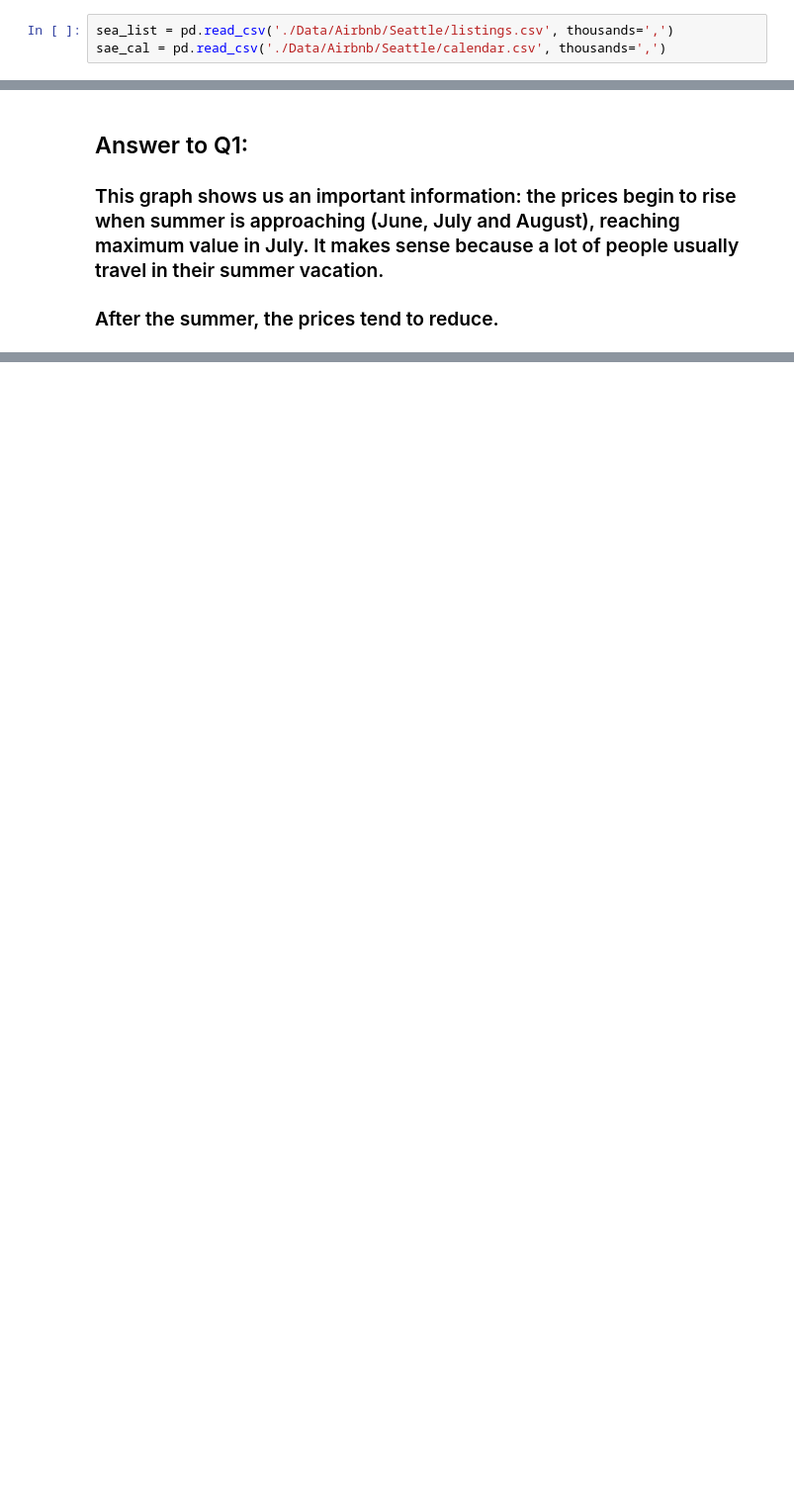
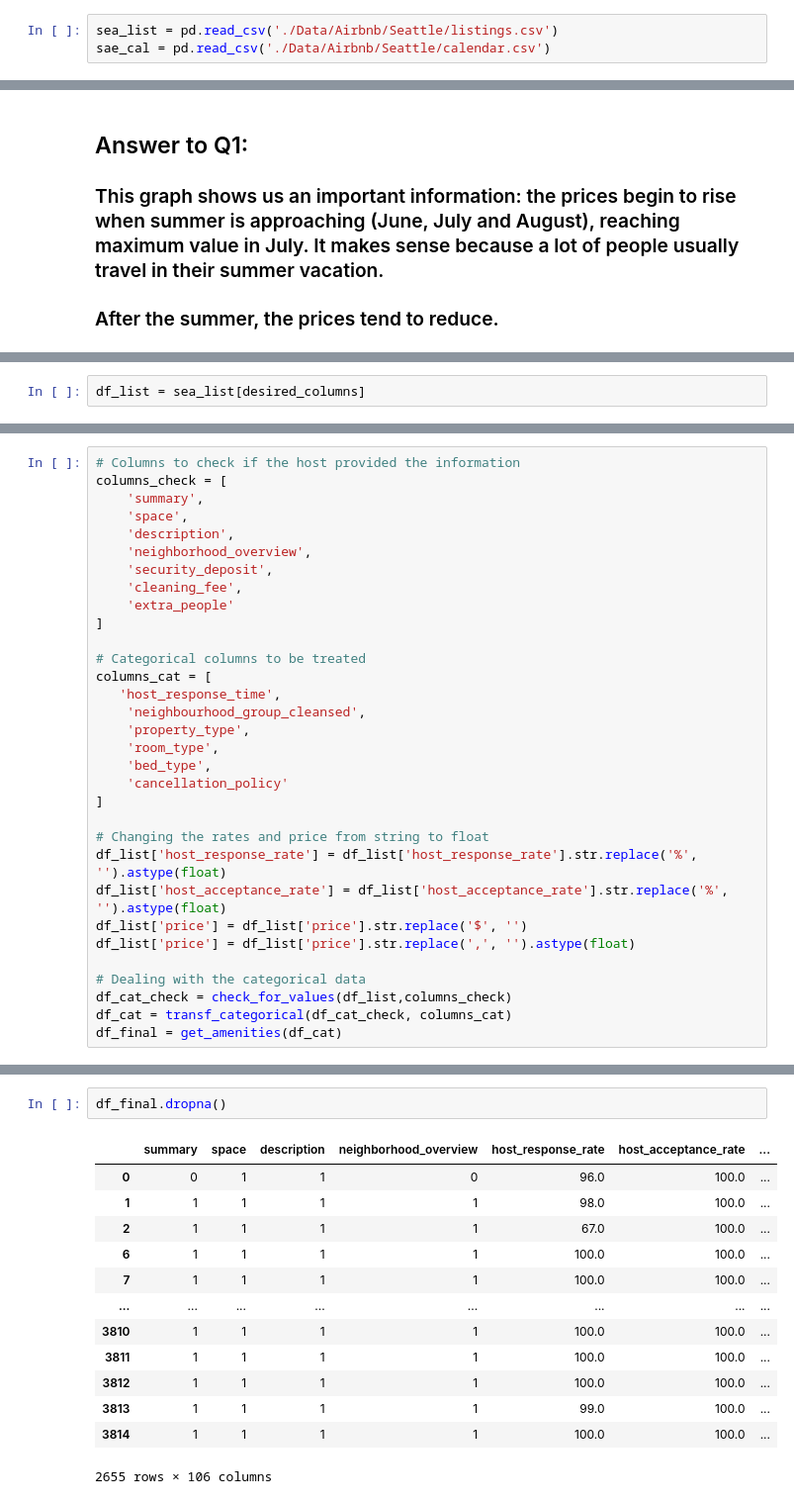
Before and after one commit to alerlemos/DataScienceNanoDegree_Udacity, a Jupyter notebook: Project 1 - Writing a Data Scientist Blog Post/Project 1 - Airbnb Analysis.ipynb, the cells around one changed output, grey strips where cells are left out. Shown at 99% size. Cells and saved outputs as stored; diff of their text form; blank space fills up the shorter version.

Commit message:
Finished with the preprocessing of the data. Next step is model development to answer to Q2

```diff
--- a/Project 1 - Writing a Data Scientist Blog Post/Project 1 - Airbnb Analysis.ipynb
+++ b/Project 1 - Writing a Data Scientist Blog Post/Project 1 - Airbnb Analysis.ipynb
@@ -16,8 +18,8 @@ import seaborn as sns
 # %% [markdown]
 ## Seattle Airbnb Data
 # %%
-sea_list = pd.read_csv('./Data/Airbnb/Seattle/listings.csv', thousands=',')
-sae_cal = pd.read_csv('./Data/Airbnb/Seattle/calendar.csv', thousands=',')
+sea_list = pd.read_csv('./Data/Airbnb/Seattle/listings.csv')
+sae_cal = pd.read_csv('./Data/Airbnb/Seattle/calendar.csv')
 # %% [markdown]
 ## Question 1: How is the price variation throughout the year? Which month is the most expensive one to rent a room?
 
@@ -98,0 +163,2 @@ sea_cal_pr_month.plot.bar(rot=0);
+# %%
+df_list = sea_list[desired_columns]
@@ -98,0 +285,32 @@ sea_cal_pr_month.plot.bar(rot=0);
+# %%
+# Columns to check if the host provided the information
+columns_check = [
+    'summary',
+    'space',
+    'description',
+    'neighborhood_overview',
+    'security_deposit',
+    'cleaning_fee',
+    'extra_people'
+]
+
+# Categorical columns to be treated
+columns_cat = [
+   'host_response_time',
+    'neighbourhood_group_cleansed',
+    'property_type',
+    'room_type',
+    'bed_type',
+    'cancellation_policy'
+]
+
+# Changing the rates and price from string to float
+df_list['host_response_rate'] = df_list['host_response_rate'].str.replace('%', '').astype(float)
+df_list['host_acceptance_rate'] = df_list['host_acceptance_rate'].str.replace('%', '').astype(float)
+df_list['price'] = df_list['price'].str.replace('$', '')
+df_list['price'] = df_list['price'].str.replace(',', '').astype(float)
+
+# Dealing with the categorical data
+df_cat_check = check_for_values(df_list,columns_check)
+df_cat = transf_categorical(df_cat_check, columns_cat)
+df_final = get_amenities(df_cat)
@@ -98,0 +319,16 @@ sea_cal_pr_month.plot.bar(rot=0);
+# %%
+df_final.dropna()
+# %% [output]
+|  | summary | space | description | neighborhood_overview | host_response_rate | host_acceptance_rate | ... |
+| 0 | 0 | 1 | 1 | 0 | 96.0 | 100.0 | ... |
+| 1 | 1 | 1 | 1 | 1 | 98.0 | 100.0 | ... |
+| 2 | 1 | 1 | 1 | 1 | 67.0 | 100.0 | ... |
+| 6 | 1 | 1 | 1 | 1 | 100.0 | 100.0 | ... |
+| 7 | 1 | 1 | 1 | 1 | 100.0 | 100.0 | ... |
+| ... | ... | ... | ... | ... | ... | ... | ... |
+| 3810 | 1 | 1 | 1 | 1 | 100.0 | 100.0 | ... |
+| 3811 | 1 | 1 | 1 | 1 | 100.0 | 100.0 | ... |
+| 3812 | 1 | 1 | 1 | 1 | 100.0 | 100.0 | ... |
+| 3813 | 1 | 1 | 1 | 1 | 99.0 | 100.0 | ... |
+| 3814 | 1 | 1 | 1 | 1 | 100.0 | 100.0 | ... |
+2655 rows × 106 columns
```
Also changed, not shown: parts of 17 cells of this notebook.
